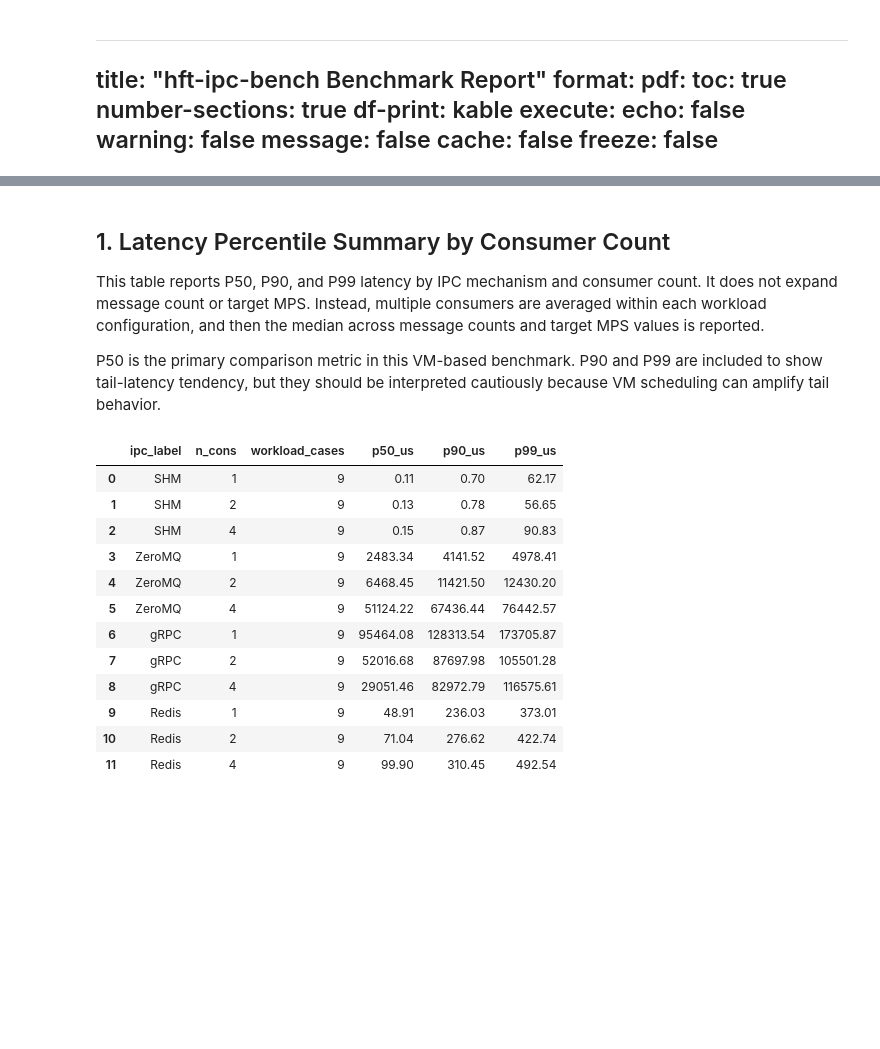
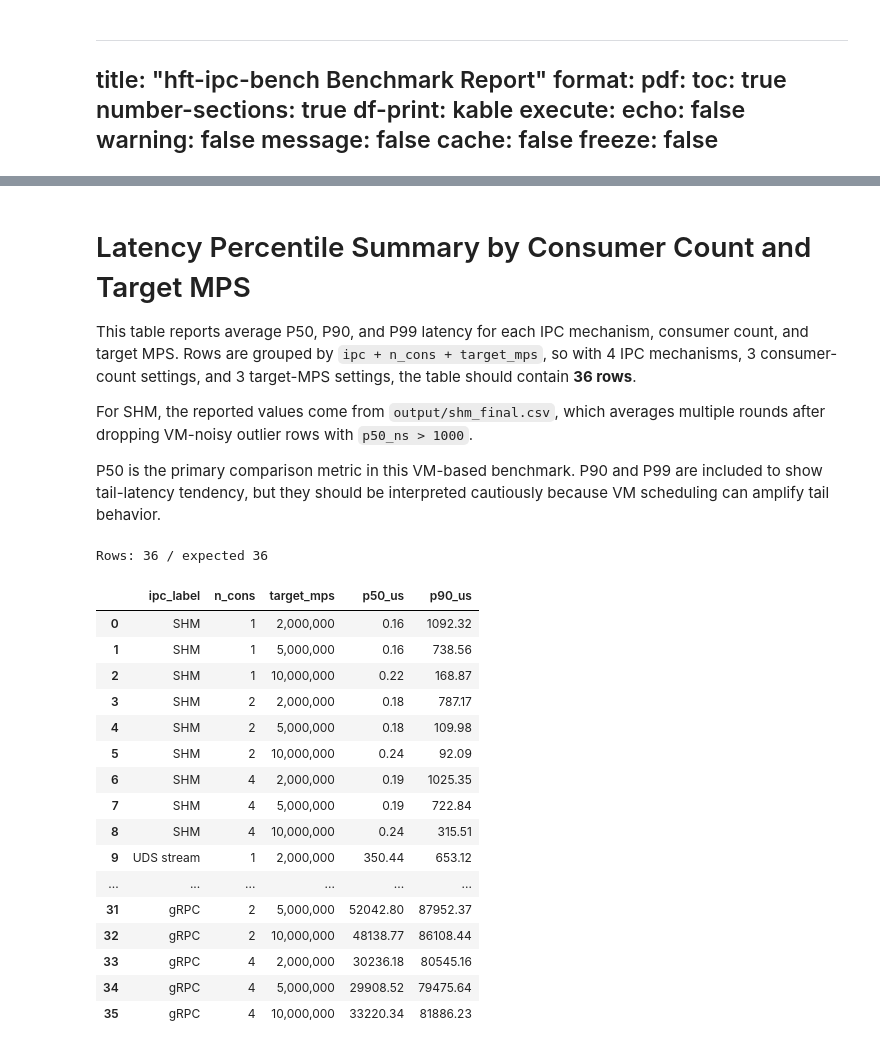
Before and after one commit to theiveil/hft-ipc-bench, a Jupyter notebook: analyze_csv_results.ipynb, the cells around one changed output, grey strips where cells are left out. Saved outputs shown, nothing was run; the diff lists cells and outputs as text; code cells hidden in the pictures; blank space fills up the shorter version.

```diff
--- a/analyze_csv_results.ipynb
+++ b/analyze_csv_results.ipynb
@@ -143,16 +142,17 @@ CSV_PATH = Path("output/analysis_summary.csv")
 FIG_DIR = Path("output/csv_analysis_figures")
 FIG_DIR.mkdir(parents=True, exist_ok=True)
 
-IPC_ORDER = ["shm", "zmq", "grpc", "redis"]
+IPC_ORDER = ["shm", "uds", "zmq", "grpc"]
 IPC_LABEL = {
     "shm": "SHM",
+    "uds": "UDS stream",
     "zmq": "ZeroMQ",
     "grpc": "gRPC",
-    "redis": "Redis",
 }
 LAT_COLS = ["p50_ns", "p90_ns", "p99_ns"]
 
 df = pd.read_csv(CSV_PATH)
+df = df[df["ipc"].isin(IPC_ORDER)].copy()
 df["ipc"] = pd.Categorical(df["ipc"], categories=IPC_ORDER, ordered=True)
 
 numeric_cols = [
@@ -173,58 +173,57 @@ df["throughput_mps_million"] = df["throughput_mps"] / 1_000_000
 df["target_mps_million"] = df["target_mps"] / 1_000_000
 df["ipc_label"] = df["ipc"].map(IPC_LABEL)
 # %% [markdown]
-## 1. Latency Percentile Summary by Consumer Count
+# Latency Percentile Summary by Consumer Count and Target MPS
 
-This table reports P50, P90, and P99 latency by IPC mechanism and consumer count. It does not expand message count or target MPS. Instead, multiple consumers are averaged within each workload configuration, and then the median across message counts and target MPS values is reported.
+This table reports average P50, P90, and P99 latency for each IPC mechanism, consumer count, and target MPS. Rows are grouped by `ipc + n_cons + target_mps`, so with 4 IPC mechanisms, 3 consumer-count settings, and 3 target-MPS settings, the table should contain **36 rows**.
+
+For SHM, the reported values come from `output/shm_final.csv`, which averages multiple rounds after dropping VM-noisy outlier rows with `p50_ns > 1000`.
 
 P50 is the primary comparison metric in this VM-based benchmark. P90 and P99 are included to show tail-latency tendency, but they should be interpreted cautiously because VM scheduling can amplify tail behavior.
 # %%
-latency_points = df.dropna(subset=["p50_us", "p90_us", "p99_us", "n_msgs", "target_mps", "n_cons"]).copy()
+latency_points = df.dropna(subset=["p50_us", "p90_us", "target_mps", "n_cons"]).copy()
 
-latency_avg = (
+latency_by_cons_mps = (
     latency_points.groupby(
-        ["ipc", "ipc_label", "n_msgs", "target_mps", "n_cons"],
+        ["ipc", "ipc_label", "n_cons", "target_mps", "target_mps_million"],
         observed=True,
     )
     .agg(
-        p50_us_mean=("p50_us", "mean"),
-        p90_us_mean=("p90_us", "mean"),
-        p99_us_mean=("p99_us", "mean"),
+        p50_us=("p50_us", "mean"),
+        p90_us=("p90_us", "mean"),
     )
     .reset_index()
+    .sort_values(["ipc", "n_cons", "target_mps"])
 )
 
-latency_by_cons = (
-    latency_avg.groupby(["ipc", "ipc_label", "n_cons"], observed=True)
-    .agg(
-        p50_us=("p50_us_mean", "median"),
-        p90_us=("p90_us_mean", "median"),
-        p99_us=("p99_us_mean", "median"),
-        workload_cases=("p50_us_mean", "size"),
-    )
-    .reset_index()
-    .sort_values(["ipc_label", "n_cons"])
-)
+expected_rows = len(IPC_ORDER) * latency_points["n_cons"].nunique() * latency_points["target_mps"].nunique()
+print(f"Rows: {len(latency_by_cons_mps)} / expected {expected_rows}")
 
-latency_by_cons[["ipc_label", "n_cons", "workload_cases", "p50_us", "p90_us", "p99_us"]].style.format({
+latency_by_cons_mps[
+    ["ipc_label", "n_cons", "target_mps", "p50_us", "p90_us"]
+].style.format({
     "n_cons": "{:.0f}",
-    "workload_cases": "{:.0f}",
+    "target_mps": "{:,.0f}",
     "p50_us": "{:.2f}",
     "p90_us": "{:.2f}",
-    "p99_us": "{:.2f}",
 })
 # %% [output]
+Rows: 36 / expected 36
-|  | ipc_label | n_cons | workload_cases | p50_us | p90_us | p99_us |
-| 0 | SHM | 1 | 9 | 0.11 | 0.70 | 62.17 |
-| 1 | SHM | 2 | 9 | 0.13 | 0.78 | 56.65 |
-| 2 | SHM | 4 | 9 | 0.15 | 0.87 | 90.83 |
-| 3 | ZeroMQ | 1 | 9 | 2483.34 | 4141.52 | 4978.41 |
-| 4 | ZeroMQ | 2 | 9 | 6468.45 | 11421.50 | 12430.20 |
-| 5 | ZeroMQ | 4 | 9 | 51124.22 | 67436.44 | 76442.57 |
-| 6 | gRPC | 1 | 9 | 95464.08 | 128313.54 | 173705.87 |
-| 7 | gRPC | 2 | 9 | 52016.68 | 87697.98 | 105501.28 |
-| 8 | gRPC | 4 | 9 | 29051.46 | 82972.79 | 116575.61 |
-| 9 | Redis | 1 | 9 | 48.91 | 236.03 | 373.01 |
-| 10 | Redis | 2 | 9 | 71.04 | 276.62 | 422.74 |
-| 11 | Redis | 4 | 9 | 99.90 | 310.45 | 492.54 |
+|  | ipc_label | n_cons | target_mps | p50_us | p90_us |
+| 0 | SHM | 1 | 2,000,000 | 0.16 | 1092.32 |
+| 1 | SHM | 1 | 5,000,000 | 0.16 | 738.56 |
+| 2 | SHM | 1 | 10,000,000 | 0.22 | 168.87 |
+| 3 | SHM | 2 | 2,000,000 | 0.18 | 787.17 |
+| 4 | SHM | 2 | 5,000,000 | 0.18 | 109.98 |
+| 5 | SHM | 2 | 10,000,000 | 0.24 | 92.09 |
+| 6 | SHM | 4 | 2,000,000 | 0.19 | 1025.35 |
+| 7 | SHM | 4 | 5,000,000 | 0.19 | 722.84 |
+| 8 | SHM | 4 | 10,000,000 | 0.24 | 315.51 |
+| 9 | UDS stream | 1 | 2,000,000 | 350.44 | 653.12 |
+| ... | ... | ... | ... | ... | ... |
+| 31 | gRPC | 2 | 5,000,000 | 52042.80 | 87952.37 |
+| 32 | gRPC | 2 | 10,000,000 | 48138.77 | 86108.44 |
+| 33 | gRPC | 4 | 2,000,000 | 30236.18 | 80545.16 |
+| 34 | gRPC | 4 | 5,000,000 | 29908.52 | 79475.64 |
+| 35 | gRPC | 4 | 10,000,000 | 33220.34 | 81886.23 |
 # %% [markdown]
```
Also changed, not shown: parts of 16 cells of this notebook, 22 other files.
